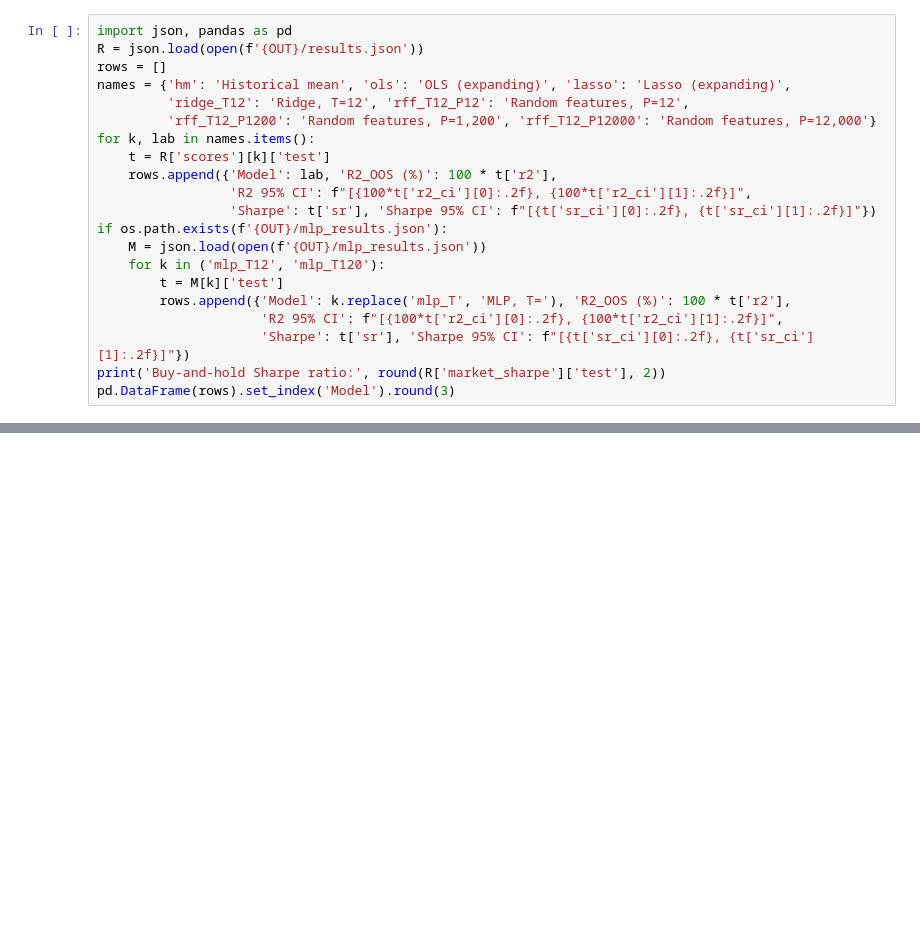
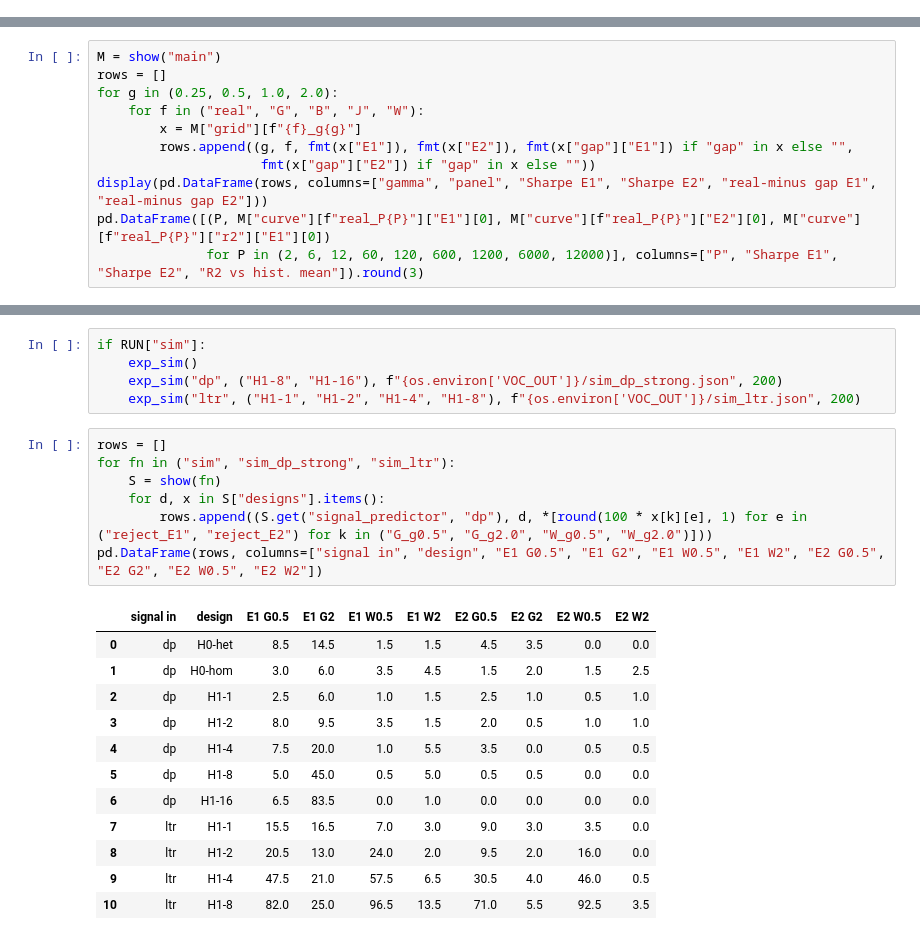
Before and after one commit to TJHS/ESE-4020-Final-Project, a Jupyter notebook: project.ipynb, the cells around one changed output, grey strips where cells are left out. Cells and saved outputs as stored; diff of their text form; blank space fills up the shorter version.

```diff
--- a/project.ipynb
+++ b/project.ipynb
@@ -923,21 +0,0 @@ figures saved
-# %%
-import json, pandas as pd
-R = json.load(open(f'{OUT}/results.json'))
-rows = []
-names = {'hm': 'Historical mean', 'ols': 'OLS (expanding)', 'lasso': 'Lasso (expanding)',
-         'ridge_T12': 'Ridge, T=12', 'rff_T12_P12': 'Random features, P=12',
-         'rff_T12_P1200': 'Random features, P=1,200', 'rff_T12_P12000': 'Random features, P=12,000'}
-for k, lab in names.items():
-    t = R['scores'][k]['test']
-    rows.append({'Model': lab, 'R2_OOS (%)': 100 * t['r2'],
-                 'R2 95% CI': f"[{100*t['r2_ci'][0]:.2f}, {100*t['r2_ci'][1]:.2f}]",
-                 'Sharpe': t['sr'], 'Sharpe 95% CI': f"[{t['sr_ci'][0]:.2f}, {t['sr_ci'][1]:.2f}]"})
-if os.path.exists(f'{OUT}/mlp_results.json'):
-    M = json.load(open(f'{OUT}/mlp_results.json'))
-    for k in ('mlp_T12', 'mlp_T120'):
-        t = M[k]['test']
-        rows.append({'Model': k.replace('mlp_T', 'MLP, T='), 'R2_OOS (%)': 100 * t['r2'],
-                     'R2 95% CI': f"[{100*t['r2_ci'][0]:.2f}, {100*t['r2_ci'][1]:.2f}]",
-                     'Sharpe': t['sr'], 'Sharpe 95% CI': f"[{t['sr_ci'][0]:.2f}, {t['sr_ci'][1]:.2f}]"})
-print('Buy-and-hold Sharpe ratio:', round(R['market_sharpe']['test'], 2))
-pd.DataFrame(rows).set_index('Model').round(3)
@@ -956,0 +801,11 @@ Buy-and-hold Sharpe ratio: 0.59
+# %%
+M = show("main")
+rows = []
+for g in (0.25, 0.5, 1.0, 2.0):
+    for f in ("real", "G", "B", "J", "W"):
+        x = M["grid"][f"{f}_g{g}"]
+        rows.append((g, f, fmt(x["E1"]), fmt(x["E2"]), fmt(x["gap"]["E1"]) if "gap" in x else "",
+                     fmt(x["gap"]["E2"]) if "gap" in x else ""))
+display(pd.DataFrame(rows, columns=["gamma", "panel", "Sharpe E1", "Sharpe E2", "real-minus gap E1", "real-minus gap E2"]))
+pd.DataFrame([(P, M["curve"][f"real_P{P}"]["E1"][0], M["curve"][f"real_P{P}"]["E2"][0], M["curve"][f"real_P{P}"]["r2"]["E1"][0])
+              for P in (2, 6, 12, 60, 120, 600, 1200, 6000, 12000)], columns=["P", "Sharpe E1", "Sharpe E2", "R2 vs hist. mean"]).round(3)
@@ -956,0 +1233,25 @@ Buy-and-hold Sharpe ratio: 0.59
+# %%
+if RUN["sim"]:
+    exp_sim()
+    exp_sim("dp", ("H1-8", "H1-16"), f"{os.environ['VOC_OUT']}/sim_dp_strong.json", 200)
+    exp_sim("ltr", ("H1-1", "H1-2", "H1-4", "H1-8"), f"{os.environ['VOC_OUT']}/sim_ltr.json", 200)
+# %%
+rows = []
+for fn in ("sim", "sim_dp_strong", "sim_ltr"):
+    S = show(fn)
+    for d, x in S["designs"].items():
+        rows.append((S.get("signal_predictor", "dp"), d, *[round(100 * x[k][e], 1) for e in ("reject_E1", "reject_E2") for k in ("G_g0.5", "G_g2.0", "W_g0.5", "W_g2.0")]))
+pd.DataFrame(rows, columns=["signal in", "design", "E1 G0.5", "E1 G2", "E1 W0.5", "E1 W2", "E2 G0.5", "E2 G2", "E2 W0.5", "E2 W2"])
+# %% [output]
+|  | signal in | design | E1 G0.5 | E1 G2 | E1 W0.5 | E1 W2 | E2 G0.5 | E2 G2 | E2 W0.5 | E2 W2 |
+| 0 | dp | H0-het | 8.5 | 14.5 | 1.5 | 1.5 | 4.5 | 3.5 | 0.0 | 0.0 |
+| 1 | dp | H0-hom | 3.0 | 6.0 | 3.5 | 4.5 | 1.5 | 2.0 | 1.5 | 2.5 |
+| 2 | dp | H1-1 | 2.5 | 6.0 | 1.0 | 1.5 | 2.5 | 1.0 | 0.5 | 1.0 |
+| 3 | dp | H1-2 | 8.0 | 9.5 | 3.5 | 1.5 | 2.0 | 0.5 | 1.0 | 1.0 |
+| 4 | dp | H1-4 | 7.5 | 20.0 | 1.0 | 5.5 | 3.5 | 0.0 | 0.5 | 0.5 |
+| 5 | dp | H1-8 | 5.0 | 45.0 | 0.5 | 5.0 | 0.5 | 0.5 | 0.0 | 0.0 |
+| 6 | dp | H1-16 | 6.5 | 83.5 | 0.0 | 1.0 | 0.0 | 0.0 | 0.0 | 0.0 |
+| 7 | ltr | H1-1 | 15.5 | 16.5 | 7.0 | 3.0 | 9.0 | 3.0 | 3.5 | 0.0 |
+| 8 | ltr | H1-2 | 20.5 | 13.0 | 24.0 | 2.0 | 9.5 | 2.0 | 16.0 | 0.0 |
+| 9 | ltr | H1-4 | 47.5 | 21.0 | 57.5 | 6.5 | 30.5 | 4.0 | 46.0 | 0.5 |
+| 10 | ltr | H1-8 | 82.0 | 25.0 | 96.5 | 13.5 | 71.0 | 5.5 | 92.5 | 3.5 |
```
Also changed, not shown: parts of 59 cells of this notebook, 36 other files.
